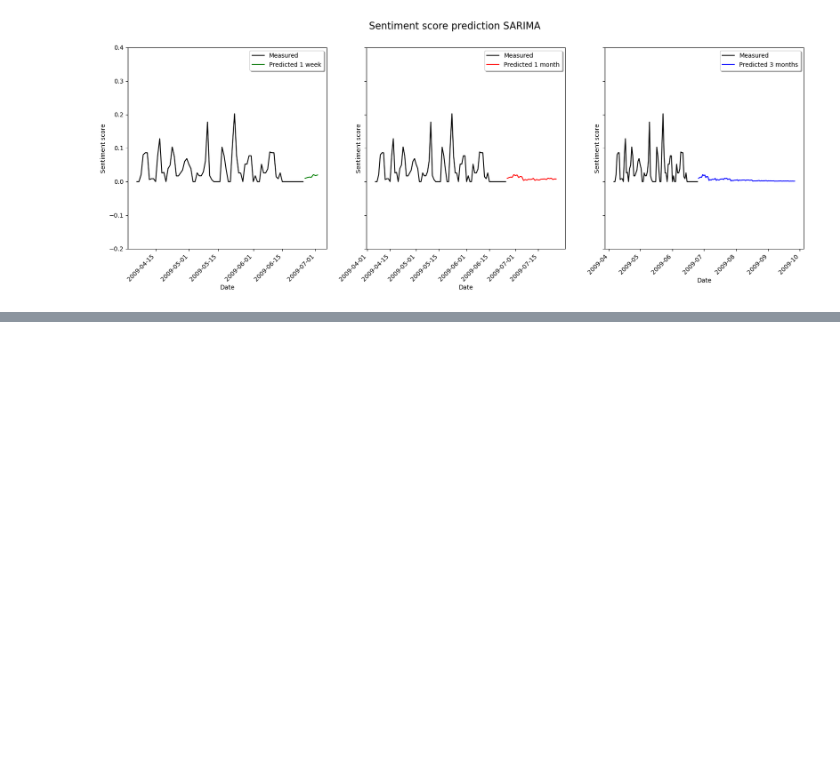
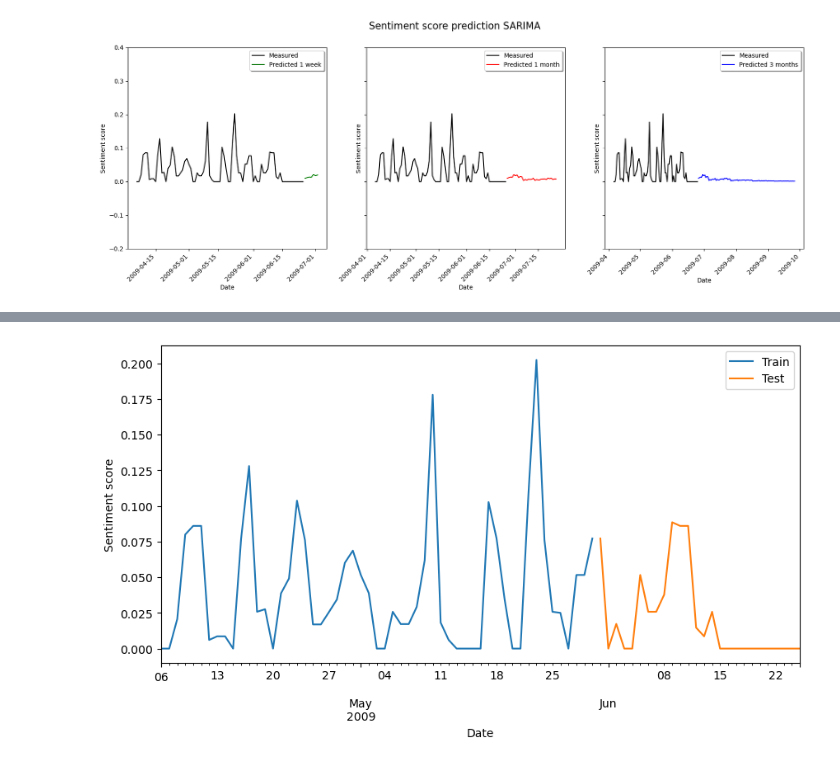
Before and after one commit to coharaCNJ/M.Sc.-Data-Analytics-Semester-2-CA2, a Jupyter notebook: Sentiment_Analysis_and_forecast.ipynb, the cells around one changed output, grey strips where cells are left out. Drawn from its saved outputs; the diff is of its cells as text; code cells hidden in the pictures; blank space fills up the shorter version.

```diff
--- a/Sentiment_Analysis_and_forecast.ipynb
+++ b/Sentiment_Analysis_and_forecast.ipynb
@@ -716,0 +726,4 @@ Text(0.5, 0.98, 'Sentiment score prediction SARIMA')
+# %%
+# Split into training and testing
+train = score_imputed.loc[:'2009-05-30']
+test = score_imputed.loc['2009-05-31':]
@@ -716,0 +750,10 @@ Text(0.5, 0.98, 'Sentiment score prediction SARIMA')
+# %%
+# Plot the last 10 years of training data and the 2 of testing
+ax = train.plot(figsize=(10, 5))
+test.plot(ax=ax)
+plt.legend(['Train', 'Test'])
+plt.xlabel('Date')
+plt.ylabel('Sentiment score')
+plt.show()
+# %% [output]
+[figure, added]
```
Also changed, not shown: parts of 7 cells of this notebook, 1 other file.
